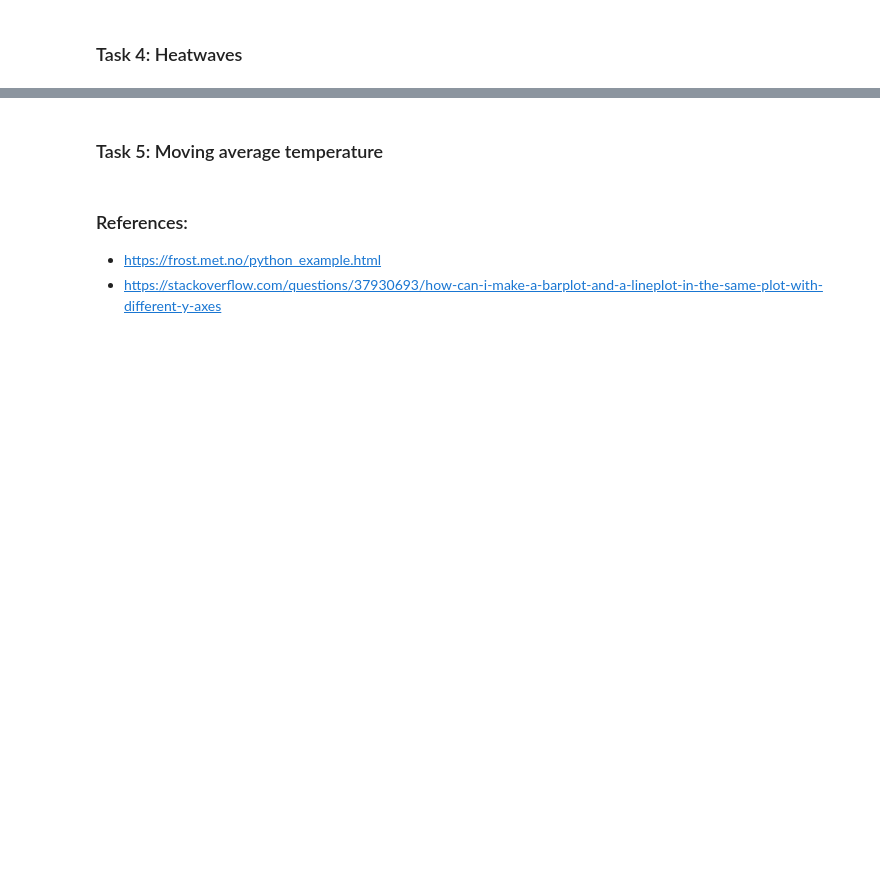
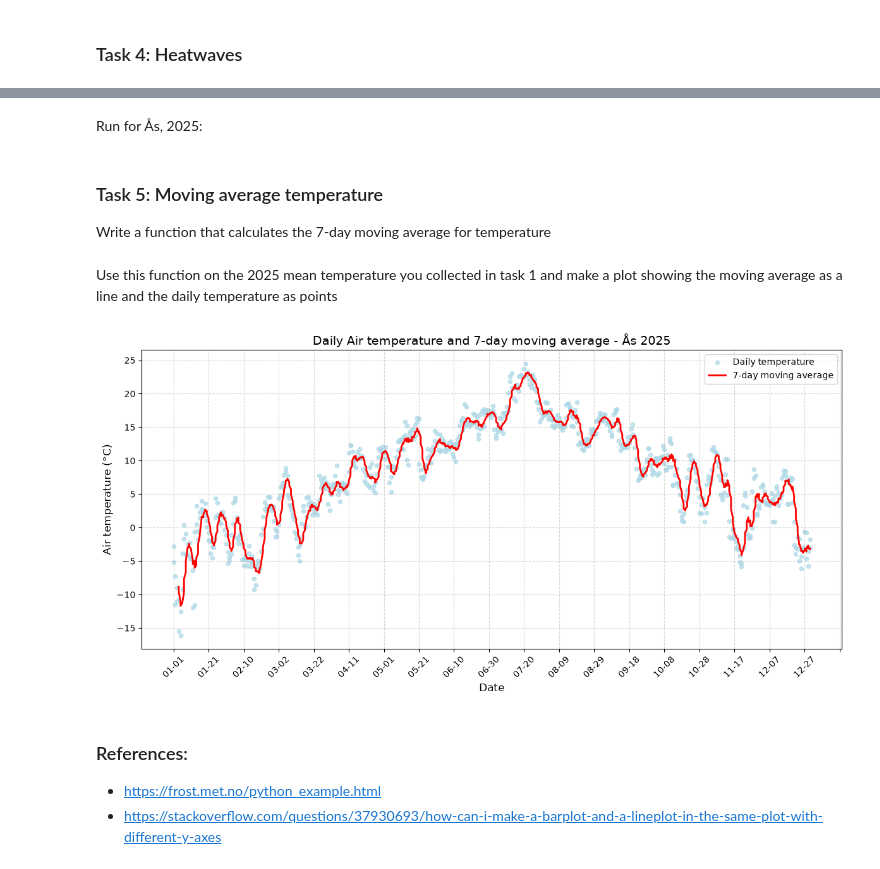
Before and after one commit to theaaga/inf201_deliverables, a Jupyter notebook: Deliverable 1/del1_1.ipynb, the cells around one changed output, grey strips where cells are left out. Cells and saved outputs as stored; diff of their text form; code cells hidden in the pictures; blank space fills up the shorter version.

Commit message:
Finish task 3, do task 4 & 5

```diff
--- a/Deliverable 1/del1_1.ipynb
+++ b/Deliverable 1/del1_1.ipynb
@@ -360,0 +466,2 @@ and the old temperatures
+# %% [markdown]
+Run for Ås, 2025:
@@ -361,5 +470,50 @@ and the old temperatures
 # %% [markdown]
 ### Task 5: Moving average temperature
+
+Write a function that calculates the 7-day moving average for temperature
+# %%
+def calculate_moving_average(df, window_size=7, value_column='value'):
+    """
+    Calculates moving average for given column in a dataframe
+    Standard window-size is 7 days.
+    """
+    df_ma = df.copy()
+    # Use pandas rolling-function to calculate moving average
+    df_ma['moving_average'] = df_ma[value_column].rolling(window=window_size).mean()
+    return df_ma
+# %% [markdown]
+Use this function on the 2025 mean temperature you collected in task 1 and
+make a plot showing the moving average as a line and the daily temperature as points
+# %%
+# Calculate moving avergae on 2025 mean temperature
+df_ma_airtemp = calculate_moving_average(df, window_size=7, value_column='value')
+
+# Make plot
+fig, ax = plt.subplots(figsize=(12, 6))
+
+# Plot daily temperatures using scatter plot
+ax.scatter(df_ma_airtemp['month_day'], df_ma_airtemp['value'], label='Daily temperature', color='lightblue', s=20, alpha=0.7)
+
+# Plotmoving average as a line
+ax.plot(df_ma_airtemp['month_day'], df_ma_airtemp['moving_average'], label='7-day moving average', color='red', linewidth=2)
+
+# Format plot
+ax.set_title('Daily Air temperature and 7-day moving average - Ås 2025', fontsize=14)
+ax.set_xlabel('Date', fontsize=12)
+ax.set_ylabel('Air temperature (°C)', fontsize=12)
+
+# Rotate the x-axis values and limit to 24
+ax.xaxis.set_major_locator(ticker.MaxNLocator(nbins=24))
+plt.xticks(rotation=45)
+
+# Add legend and grid
+ax.legend()
+ax.grid(True, linestyle='--', alpha=0.5)
+
+plt.tight_layout()
+plt.show()
+# %% [output]
+[figure, added]
 # %% [markdown]
 ### References:
 * https://frost.met.no/python_example.html
```
Also changed, not shown: parts of 9 cells of this notebook, 2 other files.
